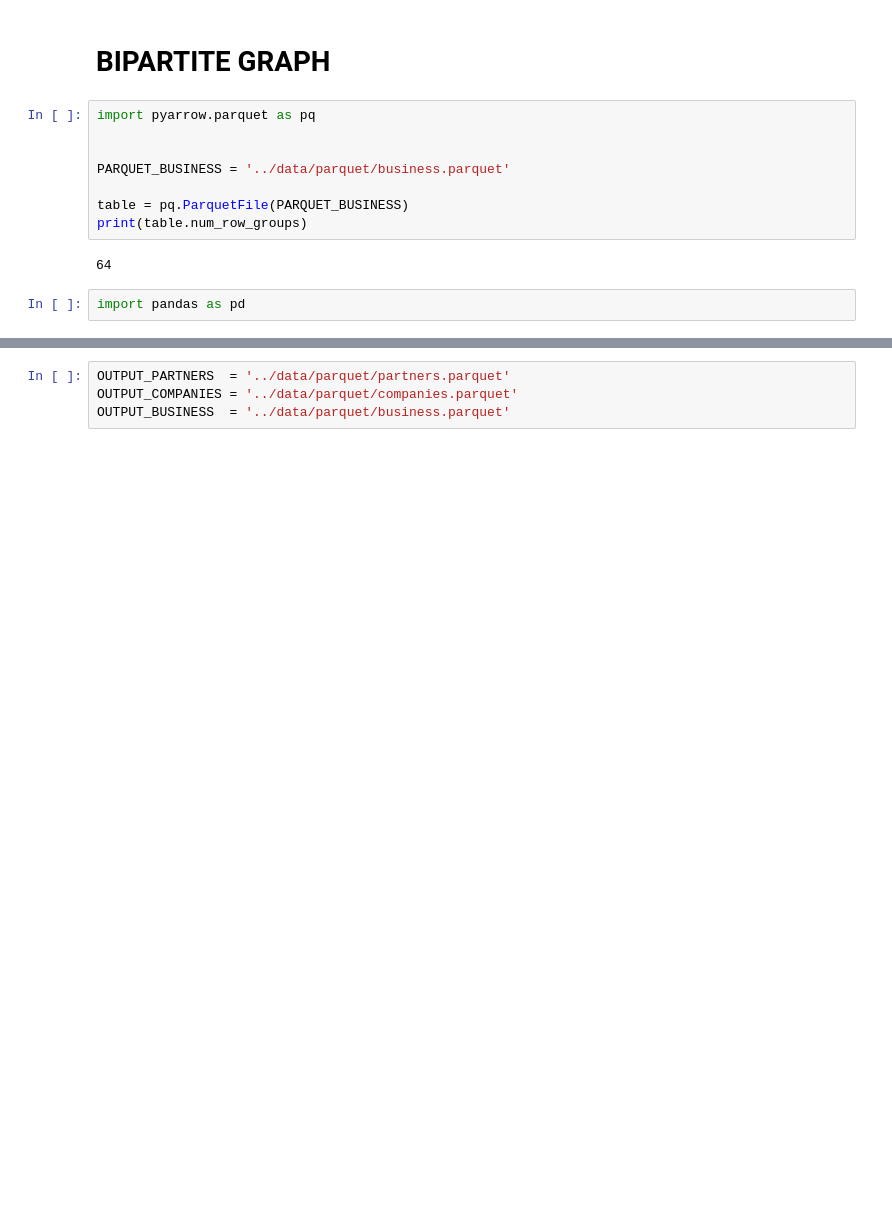
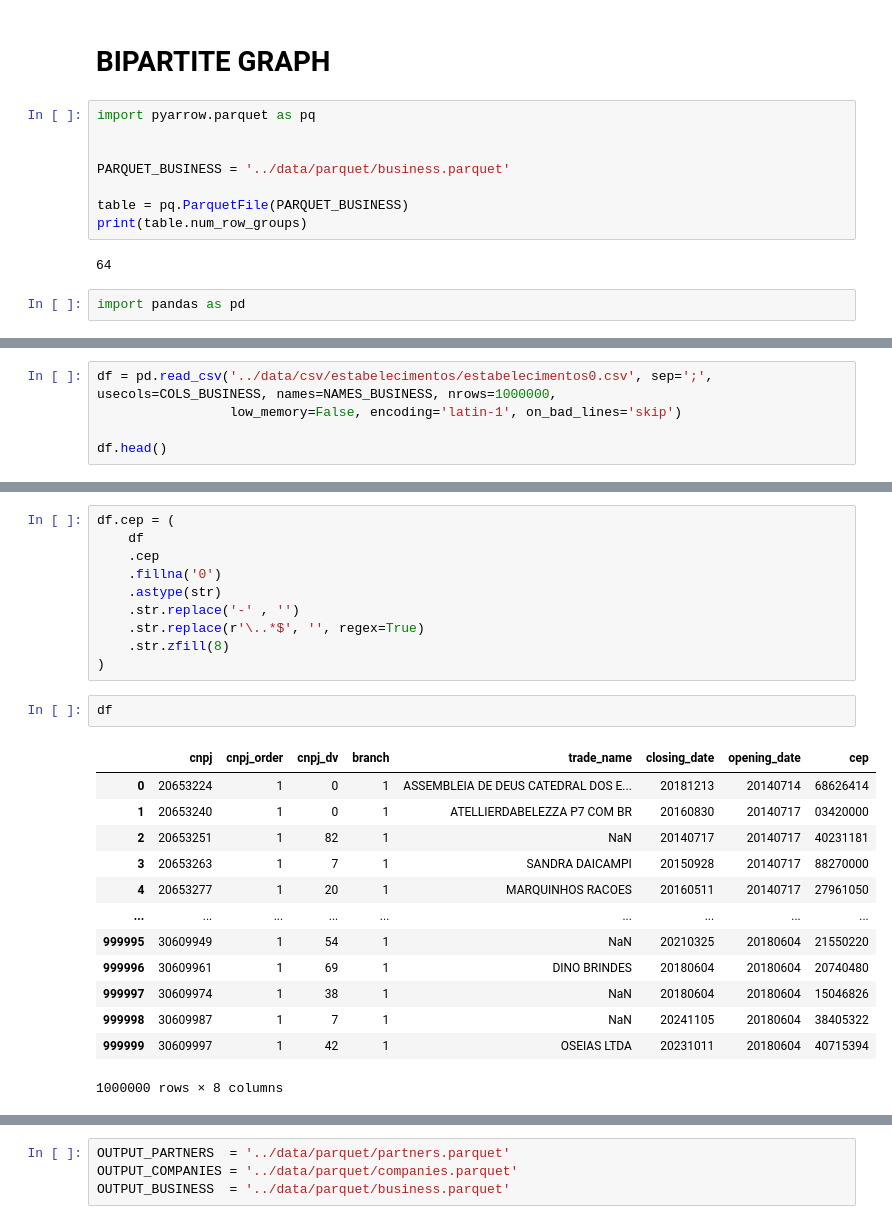
Before and after one commit to filipemedeiross/company_shareholder_based_clustering, a Jupyter notebook: notebooks/2. Bipartite Graph.ipynb, the cells around one changed output, grey strips where cells are left out. Drawn from its saved outputs; the diff is of its cells as text; blank space fills up the shorter version.

Commit message:
Finish the data transform reviewing

```diff
--- a/notebooks/2. Bipartite Graph.ipynb
+++ b/notebooks/2. Bipartite Graph.ipynb
@@ -14,0 +48,5 @@ import pandas as pd
+# %%
+df = pd.read_csv('../data/csv/estabelecimentos/estabelecimentos0.csv', sep=';', usecols=COLS_BUSINESS, names=NAMES_BUSINESS, nrows=1000000,
+                 low_memory=False, encoding='latin-1', on_bad_lines='skip')
+
+df.head()
@@ -14,0 +60,26 @@ import pandas as pd
+# %%
+df.cep = (
+    df
+    .cep
+    .fillna('0')
+    .astype(str)
+    .str.replace('-' , '')
+    .str.replace(r'\..*$', '', regex=True)
+    .str.zfill(8)
+)
+# %%
+df
+# %% [output]
+|  | cnpj | cnpj_order | cnpj_dv | branch | trade_name | closing_date | opening_date | cep |
+| 0 | 20653224 | 1 | 0 | 1 | ASSEMBLEIA DE DEUS CATEDRAL DOS E... | 20181213 | 20140714 | 68626414 |
+| 1 | 20653240 | 1 | 0 | 1 | ATELLIERDABELEZZA P7 COM BR | 20160830 | 20140717 | 03420000 |
+| 2 | 20653251 | 1 | 82 | 1 | NaN | 20140717 | 20140717 | 40231181 |
+| 3 | 20653263 | 1 | 7 | 1 | SANDRA DAICAMPI | 20150928 | 20140717 | 88270000 |
+| 4 | 20653277 | 1 | 20 | 1 | MARQUINHOS RACOES | 20160511 | 20140717 | 27961050 |
+| ... | ... | ... | ... | ... | ... | ... | ... | ... |
+| 999995 | 30609949 | 1 | 54 | 1 | NaN | 20210325 | 20180604 | 21550220 |
+| 999996 | 30609961 | 1 | 69 | 1 | DINO BRINDES | 20180604 | 20180604 | 20740480 |
+| 999997 | 30609974 | 1 | 38 | 1 | NaN | 20180604 | 20180604 | 15046826 |
+| 999998 | 30609987 | 1 | 7 | 1 | NaN | 20241105 | 20180604 | 38405322 |
+| 999999 | 30609997 | 1 | 42 | 1 | OSEIAS LTDA | 20231011 | 20180604 | 40715394 |
+1000000 rows × 8 columns
```
Also changed, not shown: parts of 9 cells of this notebook, 3 other files.
